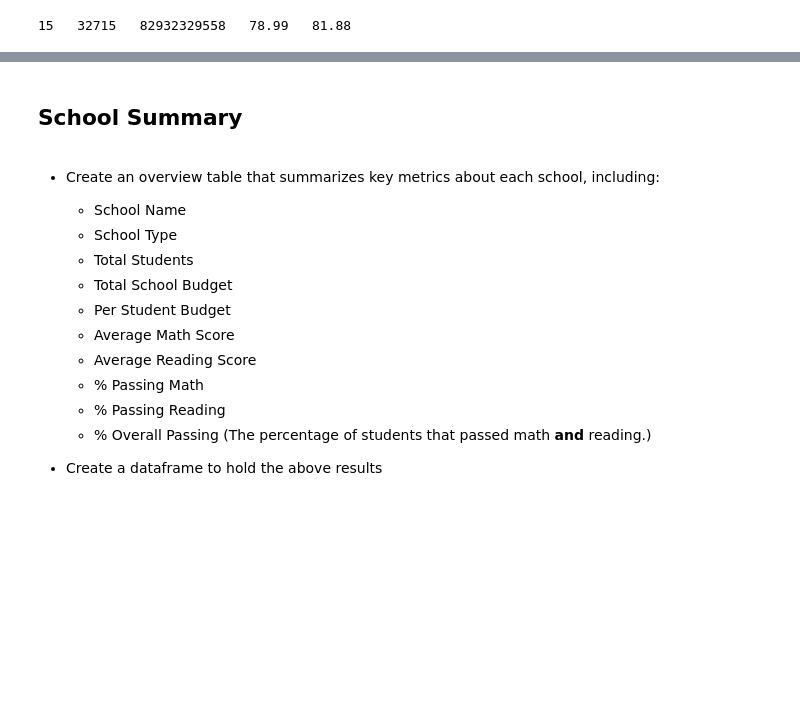
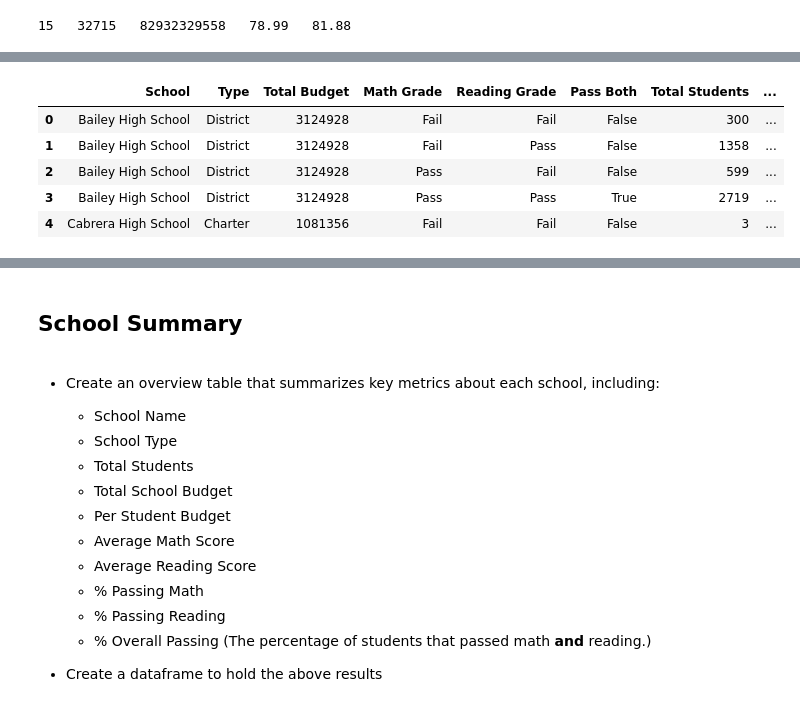
Before and after one commit to darrenlefort/Pandas-Challenge, a Jupyter notebook: PyCitySchools/PyCitySchools.ipynb, the cells around one changed output, grey strips where cells are left out. Cells and saved outputs as stored; diff of their text form; code cells hidden in the pictures; blank space fills up the shorter version.

```diff
--- a/PyCitySchools/PyCitySchools.ipynb
+++ b/PyCitySchools/PyCitySchools.ipynb
@@ -97,0 +98,12 @@ district_summ
+# %%
+school_summ["Math Score"] = school_summ.loc[school_summ["Math Grade"]== "Pass", ["Total Students"]]
+school_summ["Reading Score"] = school_summ.loc[school_summ["Reading Grade"]== "Pass", ["Total Students"]]
+school_summ["Both Passed"] = school_summ.loc[school_summ["Pass Both"]== True, ["Total Students"]]
+school_summ.head()
+# %% [output]
+|  | School | Type | Total Budget | Math Grade | Reading Grade | Pass Both | Total Students | ... |
+| 0 | Bailey High School | District | 3124928 | Fail | Fail | False | 300 | ... |
+| 1 | Bailey High School | District | 3124928 | Fail | Pass | False | 1358 | ... |
+| 2 | Bailey High School | District | 3124928 | Pass | Fail | False | 599 | ... |
+| 3 | Bailey High School | District | 3124928 | Pass | Pass | True | 2719 | ... |
+| 4 | Cabrera High School | Charter | 1081356 | Fail | Fail | False | 3 | ... |
```
Also changed, not shown: parts of 6 cells of this notebook.
